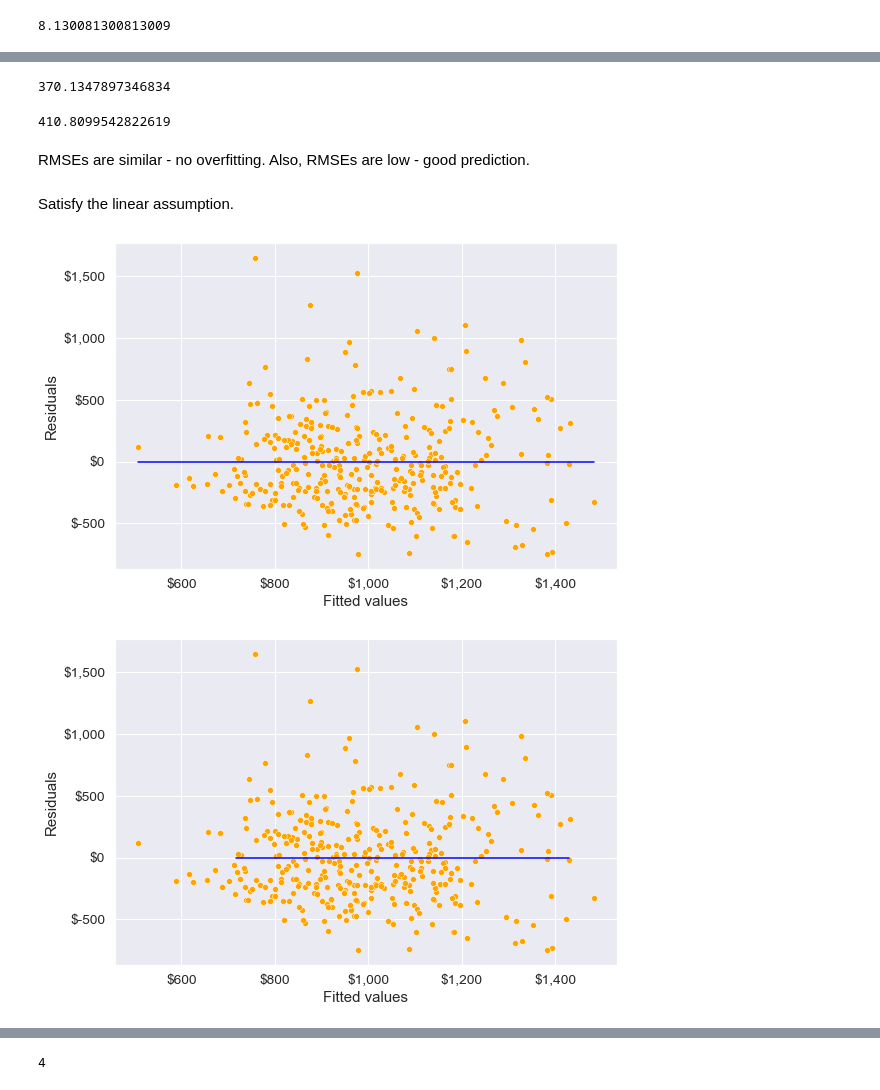
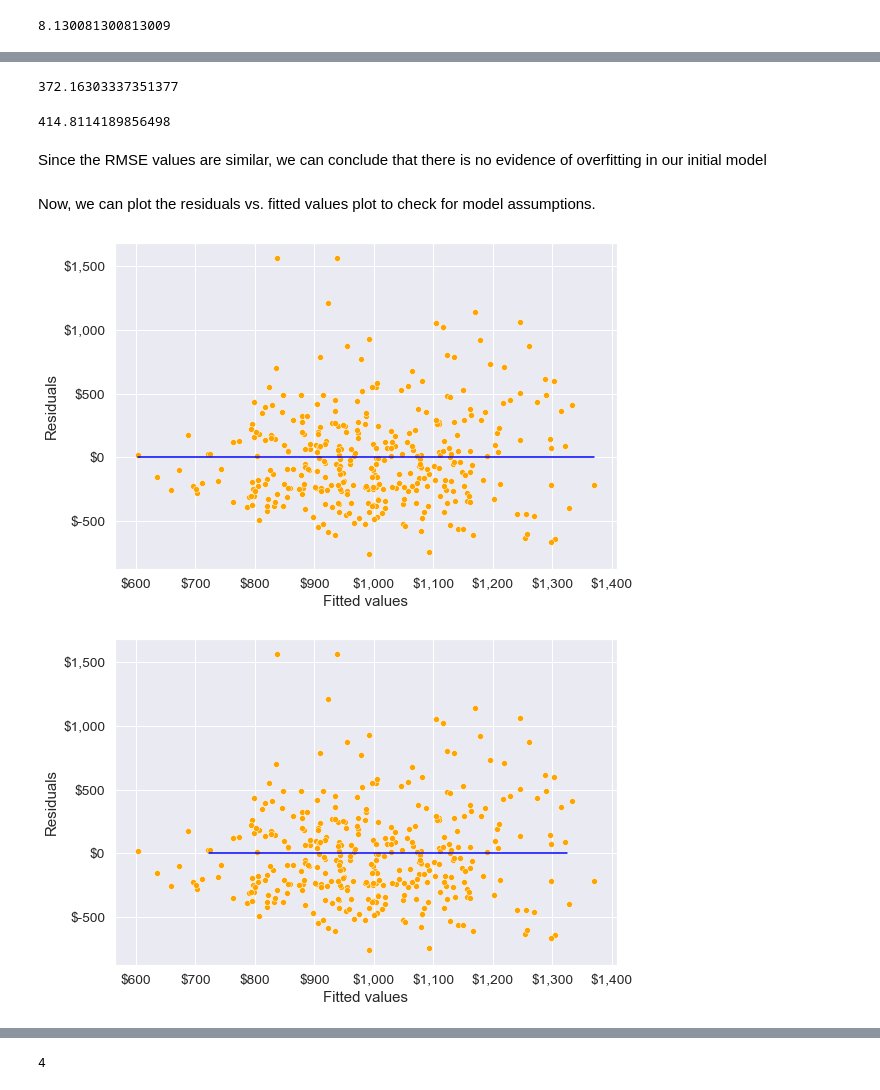
Before and after one commit to alandaz/DataScienceRepo, a Jupyter notebook: Project Code Template.ipynb, the cells around one changed output, grey strips where cells are left out. Drawn from its saved outputs; the diff is of its cells as text; code cells hidden in the pictures.

Commit message:
Assumption code and reorganization

```diff
--- a/Project Code Template.ipynb
+++ b/Project Code Template.ipynb
@@ -290,43 +242,42 @@ RMSE check
 # %%
-pred_wage = modelfinal1.predict(train)
+pred_wage = initialmodel.predict(train)
 np.sqrt(((train.Wage - pred_wage)**2).mean())
 # %% [output]
-370.1347897346834
+372.16303337351377
 # %%
-pred_wage = modelfinal1.predict(test)
+pred_wage = initialmodel.predict(test)
 np.sqrt(((test.Wage - pred_wage)**2).mean())
 # %% [output]
-410.8099542822619
+414.8114189856498
 # %% [markdown]
-RMSEs are similar - no overfitting.
-Also, RMSEs are low - good prediction.
+Since the RMSE values are similar, we can conclude that there is no evidence of overfitting in our initial model
-# %% [markdown]
-Satisfy the linear assumption.
+# %% [markdown]
+Now, we can plot the residuals vs. fitted values plot to check for model assumptions.
 # %%
-pred_wage = modelfinal1.predict(train)
+pred_wage = initialmodel.predict(train)
 
 #Plotting residuals vs fitted values
 plt.rcParams["figure.figsize"] = (9,6)
 sns.set(font_scale=1.25)
-ax = sns.scatterplot(x = modelfinal1.fittedvalues, y=modelfinal1.resid,color = 'orange')
+ax = sns.scatterplot(x = initialmodel.fittedvalues, y=initialmodel.resid,color = 'orange')
 sns.lineplot(x = [pred_wage.min(),pred_wage.max()],y = [0,0],color = 'blue')
 plt.xlabel('Fitted values')
 plt.ylabel('Residuals')
 ax.yaxis.set_major_formatter('${x:,.0f}')
 ax.xaxis.set_major_formatter('${x:,.0f}')
 # %% [output]
-[figure, old version]
+[figure, new version]
 # %%
-pred_wage = modelfinal1.predict(test)
+pred_wage = initialmodel.predict(test)
 
 #Plotting residuals vs fitted values
 plt.rcParams["figure.figsize"] = (9,6)
 sns.set(font_scale=1.25)
-ax = sns.scatterplot(x = modelfinal1.fittedvalues, y=modelfinal1.resid,color = 'orange')
+ax = sns.scatterplot(x = initialmodel.fittedvalues, y=initialmodel.resid,color = 'orange')
 sns.lineplot(x = [pred_wage.min(),pred_wage.max()],y = [0,0],color = 'blue')
 plt.xlabel('Fitted values')
 plt.ylabel('Residuals')
 ax.yaxis.set_major_formatter('${x:,.0f}')
 ax.xaxis.set_major_formatter('${x:,.0f}')
 # %% [output]
-[figure, old version]
+[figure, new version]
```
Also changed, not shown: parts of 44 cells of this notebook.
